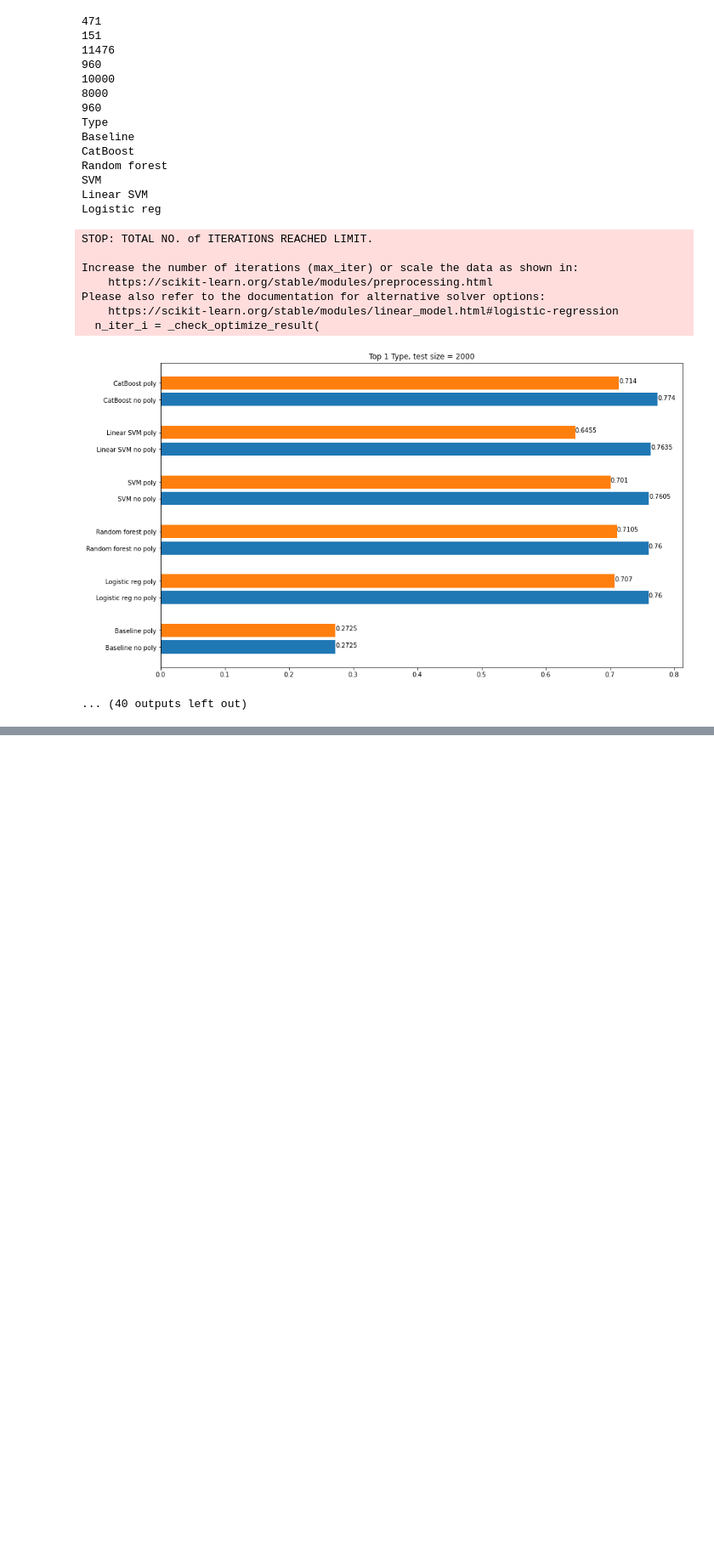
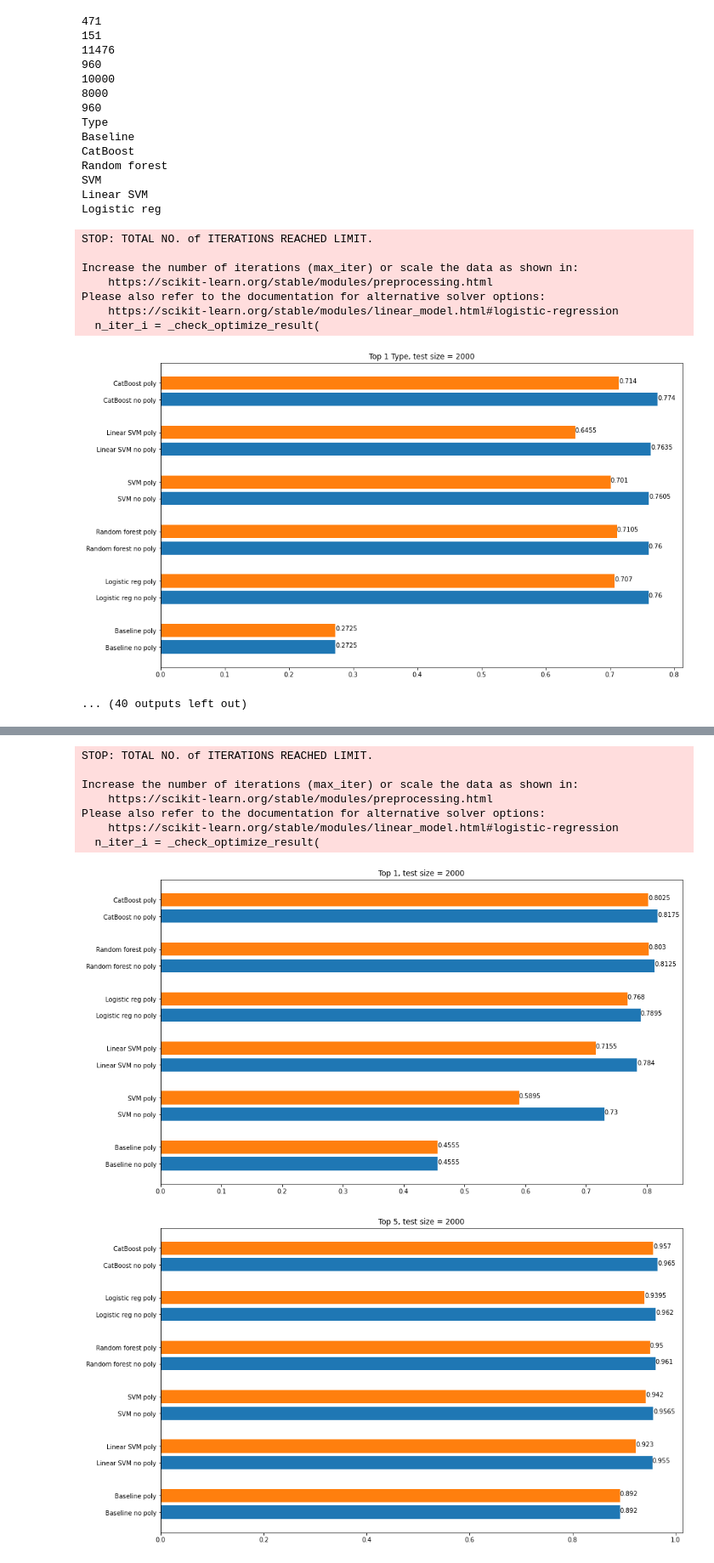
Before and after one commit to KaperD/annotations-completion, a Jupyter notebook: community-full/compare_by_target.ipynb, the cells around one changed output, grey strips where cells are left out. Shown at 85% size. Cells and saved outputs as stored; diff of their text form; code cells hidden in the pictures; blank space fills up the shorter version.

Commit message:
Add all targets plot

```diff
--- a/community-full/compare_by_target.ipynb
+++ b/community-full/compare_by_target.ipynb
@@ -56,7 +56,8 @@ with warnings.catch_warnings():
             X, y, feature_names = usage_loader.load_for_target(target_type,
                                                                size=10000,
                                                                train_fraction=train_size,
-                                                               need_polynomial=need_poly)
+                                                               need_polynomial=need_poly,
+                                                               state=123)
             if len(X) < 4 or len(Counter(y)) == 1:
                 continue
             X_train, X_test, y_train, y_test = train_test_split(X, y, train_size=train_size, shuffle=False)
@@ -163,3 +164,67 @@ Please also refer to the documentation for alternative solver options:
   n_iter_i = _check_optimize_result(
 [figure]
 ... (40 outputs left out)
+# %%
+def plot(models_names, metric1, metric1_label, metric2, metric2_label, title, reverse=False):
+    metric1, metric2, models_names = zip(*sorted(zip(metric1, metric2, models_names), reverse=reverse))
+    plt.figure(figsize=(15, 9))
+    names = []
+    for name in models_names:
+        names.append(f'{name} {metric1_label}')
+        names.append(f'{name} {metric2_label}')
+
+    pl = plt.barh(list(range(1, 3 * len(metric1) + 1, 3)), metric1, label=metric1_label)
+    for bar in pl:
+        width = bar.get_width()
+        label_y = bar.get_y() + bar.get_height() / 2
+        plt.text(width, label_y, s=f'{width}')
+    pl = plt.barh(list(range(2, 3 * len(metric1) + 1, 3)), metric2, label=metric2_label)
+    for bar in pl:
+        width = bar.get_width()
+        label_y = bar.get_y() + bar.get_height() / 2
+        plt.text(width, label_y, s=f'{width}')
+    plt.title(title)
+    idx = sorted(list(range(1, 3 * len(metric1) + 1, 3)) + list(range(2, 3 * len(metric1) + 1, 3)))
+    plt.yticks(idx, names)
+    plt.show()
+
+
+with warnings.catch_warnings():
+    warnings.simplefilter("ignore")
+    models_names = []
+    top1 = []
+    top5 = []
+    mean = []
+    top1_poly = []
+    top5_poly = []
+    mean_poly = []
+    train_size = 0.8
+    for need_poly in [False, True]:
+        X, y, feature_names = usage_loader.load(size=10000,
+                                                train_fraction=train_size,
+                                                need_polynomial=need_poly,
+                                                state=123)
+        if len(X) < 4 or len(Counter(y)) == 1:
+            continue
+        X_train, X_test, y_train, y_test = train_test_split(X, y, train_size=train_size, shuffle=False)
+        print(len(X))
+        print(len(X_train))
+        print(len(X[0]))
+        models = [Baseline(), CatBoost(task_type='GPU'), RandomForest(), SVM(), LinearSVM(), LogisticReg()]
+        for model in models:
+            print(model.name)
+            metric = calculate(X_train, X_test, y_train, y_test, model)
+            if not need_poly:
+                models_names.append(model.name)
+                top1.append(metric.top_i(1))
+                top5.append(metric.top_i(5))
+                mean.append(metric.mean)
+            else:
+                top1_poly.append(metric.top_i(1))
+                top5_poly.append(metric.top_i(5))
+                mean_poly.append(metric.mean)
+    plot(models_names, top1, 'no poly', top1_poly, 'poly', f'Top 1, test size = {len(X_test)}')
+    plot(models_names, top5, 'no poly', top5_poly, 'poly', f'Top 5, test size = {len(X_test)}')
+    plot(models_names, mean, 'no poly', mean_poly, 'poly',
+         f'Mean position, test size = {len(X_test)}', reverse=True)
+# %% [output]
@@ -165,0 +260,9 @@ Please also refer to the documentation for alternative solver options:
+STOP: TOTAL NO. of ITERATIONS REACHED LIMIT.
+
+Increase the number of iterations (max_iter) or scale the data as shown in:
+    https://scikit-learn.org/stable/modules/preprocessing.html
+Please also refer to the documentation for alternative solver options:
+    https://scikit-learn.org/stable/modules/linear_model.html#logistic-regression
+  n_iter_i = _check_optimize_result(
+[figure, added]
+[figure, added]
```
Also changed, not shown: parts of 2 cells of this notebook, 4 other files.
